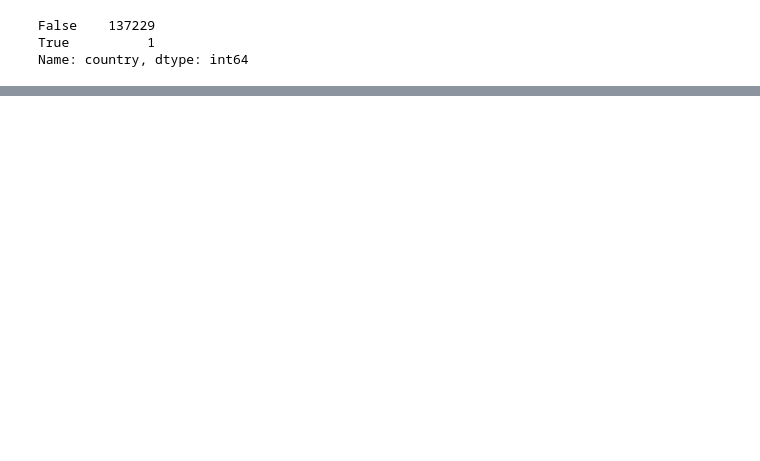
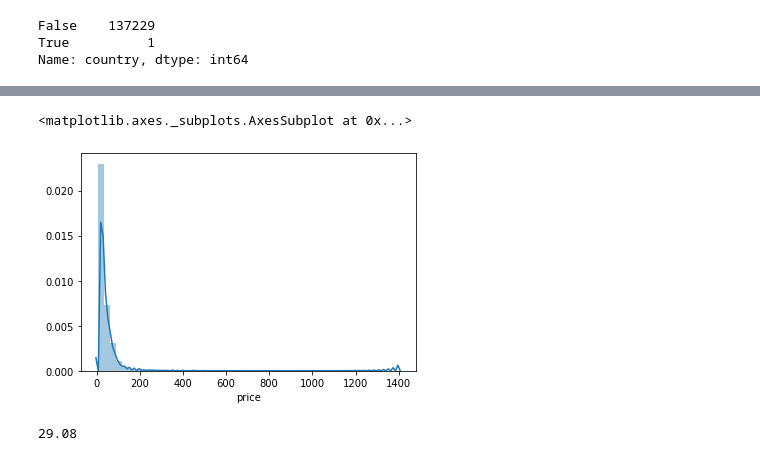
Before and after one commit to PaulWill92/pin3, a Jupyter notebook: nav_wine.ipynb, the cells around one changed output, grey strips where cells are left out. Drawn from its saved outputs; the diff is of its cells as text; code cells hidden in the pictures; blank space fills up the shorter version.

```diff
--- a/nav_wine.ipynb
+++ b/nav_wine.ipynb
@@ -156,0 +146,25 @@ df
+# %%
+continent = []
+North_America = ['US','Canada']
+Europe = ['Slovakia','Czech Republic','Georgia','Montenegro','Luxembourg','England','Ukraine','Cyprus', 'Lithuania','Switzerland', 'Albania', 'Bosnia and Herzegovina','Serbia','Turkey', 'Macedonia','Spain', 'France', 'Italy', 'Bulgaria','Protugal','Greece', 'Romania', 'Germany',  'Moldova', 'Hungary', 'Austria', 'Croatia', 'Slovenia']
+South_America = [ 'Mexico','Brazil','Uruguay','Argentina','Chile']
+Oceania = ['New Zealand','Australia']
+Asia = ['Japan', 'China', 'South Korea','Israel', 'India', 'Lebanon']
+Africa = ['Egypt', 'Tunisia','South Africa', 'Morocco']
+# %%
+def get_cont(c):
+    if c in Asia:
+        return "Asia"
+    elif c in Europe:
+        return "Europe"
+    elif c in North_America:
+        return "North America"
+    elif c in Oceania:
+        return "Oceania"
+    elif c in Africa:
+        return "Africa"
+    elif c in South_America:
+        return "South America"
+    else:
+        return "Other"
+df['continent'] = df['country'].apply(lambda x: get_cont(x))
@@ -156,0 +176,2 @@ df
+# %%
+df = df[df['price'] < 1500]
@@ -156,0 +190,2 @@ df
+# %%
+df_europe = df[df.continent == 'Europe']['price']
@@ -156,0 +216,5 @@ df
+# %%
+sns.distplot(df_europe)
+# %% [output]
+<matplotlib.axes._subplots.AxesSubplot at 0x...>
+[figure, added]
@@ -156,0 +223,4 @@ df
+# %%
+europe_sample1.mean()
+# %% [output]
+29.08
```
Also changed, not shown: parts of 144 cells of this notebook, 2 other files.
